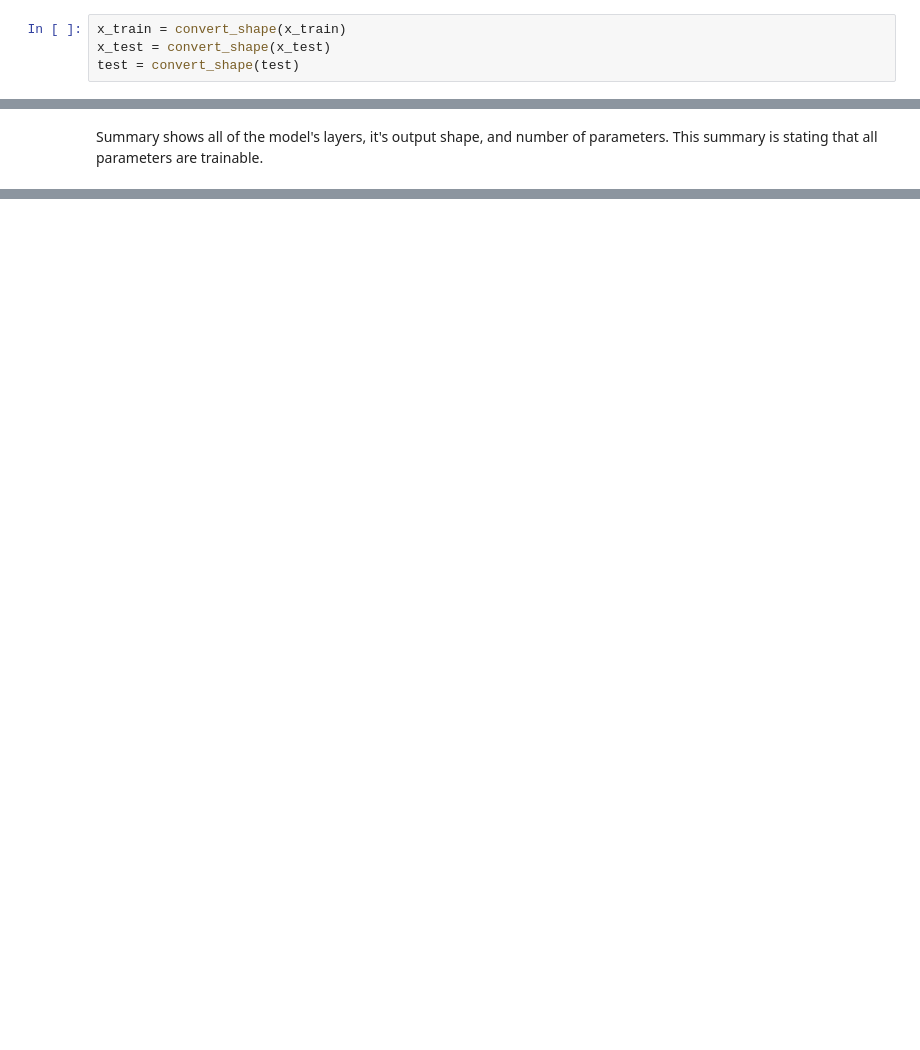
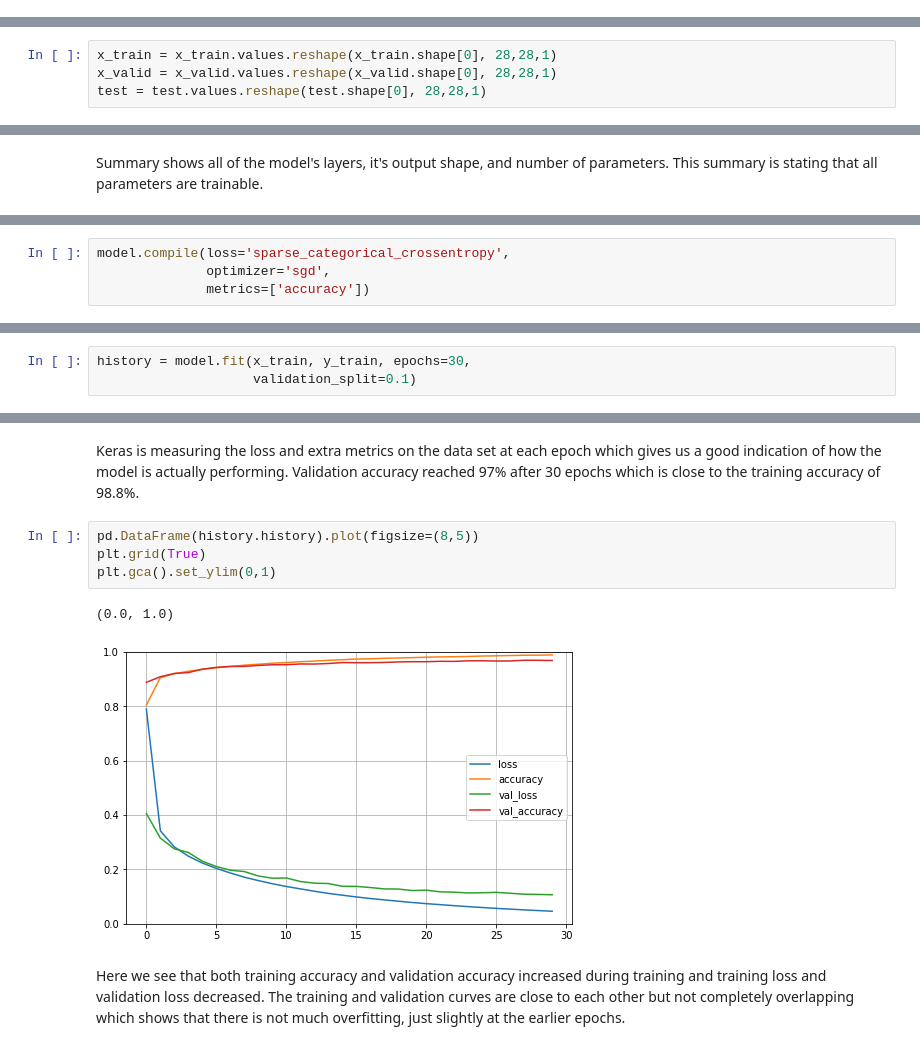
Before and after one commit to erinmcmahon26/MNIST-Digit-Recognizer, a Jupyter notebook: Digit_Recognizer_NN.ipynb, the cells around one changed output, grey strips where cells are left out. Cells and saved outputs as stored; diff of their text form; blank space fills up the shorter version.

Commit message:
added additional models

```diff
--- a/Digit_Recognizer_NN.ipynb
+++ b/Digit_Recognizer_NN.ipynb
@@ -88,6 +84,2 @@ def convert_shape(x):
 # %% [markdown]
 In order to use keras, every image needs to be represented as a 28x28 array instead of a 1D array of size 784. We need to do this for all x values for train and test.
-# %%
-x_train = convert_shape(x_train)
-x_test = convert_shape(x_test)
-test = convert_shape(test)
@@ -95,0 +86,4 @@ Models
+# %%
+x_train = x_train.values.reshape(x_train.shape[0], 28,28,1)
+x_valid = x_valid.values.reshape(x_valid.shape[0], 28,28,1)
+test = test.values.reshape(test.shape[0], 28,28,1)
@@ -132,0 +131,4 @@ keras.utils.plot_model(model, show_shapes=True)
+# %%
+model.compile(loss='sparse_categorical_crossentropy',
+              optimizer='sgd',
+              metrics=['accuracy'])
@@ -132,0 +141,3 @@ keras.utils.plot_model(model, show_shapes=True)
+# %%
+history = model.fit(x_train, y_train, epochs=30,
+                    validation_split=0.1)
@@ -132,0 +162,11 @@ keras.utils.plot_model(model, show_shapes=True)
+# %% [markdown]
+Keras is measuring the loss and extra metrics on the data set at each epoch which gives us a good indication of how the model is actually performing. Validation accuracy reached 97% after 30 epochs which is close to the training accuracy of 98.8%.
+# %%
+pd.DataFrame(history.history).plot(figsize=(8,5))
+plt.grid(True)
+plt.gca().set_ylim(0,1)
+# %% [output]
+(0.0, 1.0)
+[figure, added]
+# %% [markdown]
+Here we see that both training accuracy and validation accuracy increased during training and training loss and validation loss decreased. The training and validation curves are close to each other but not completely overlapping which shows that there is not much overfitting, just slightly at the earlier epochs.
```
Also changed, not shown: parts of 37 cells of this notebook.
